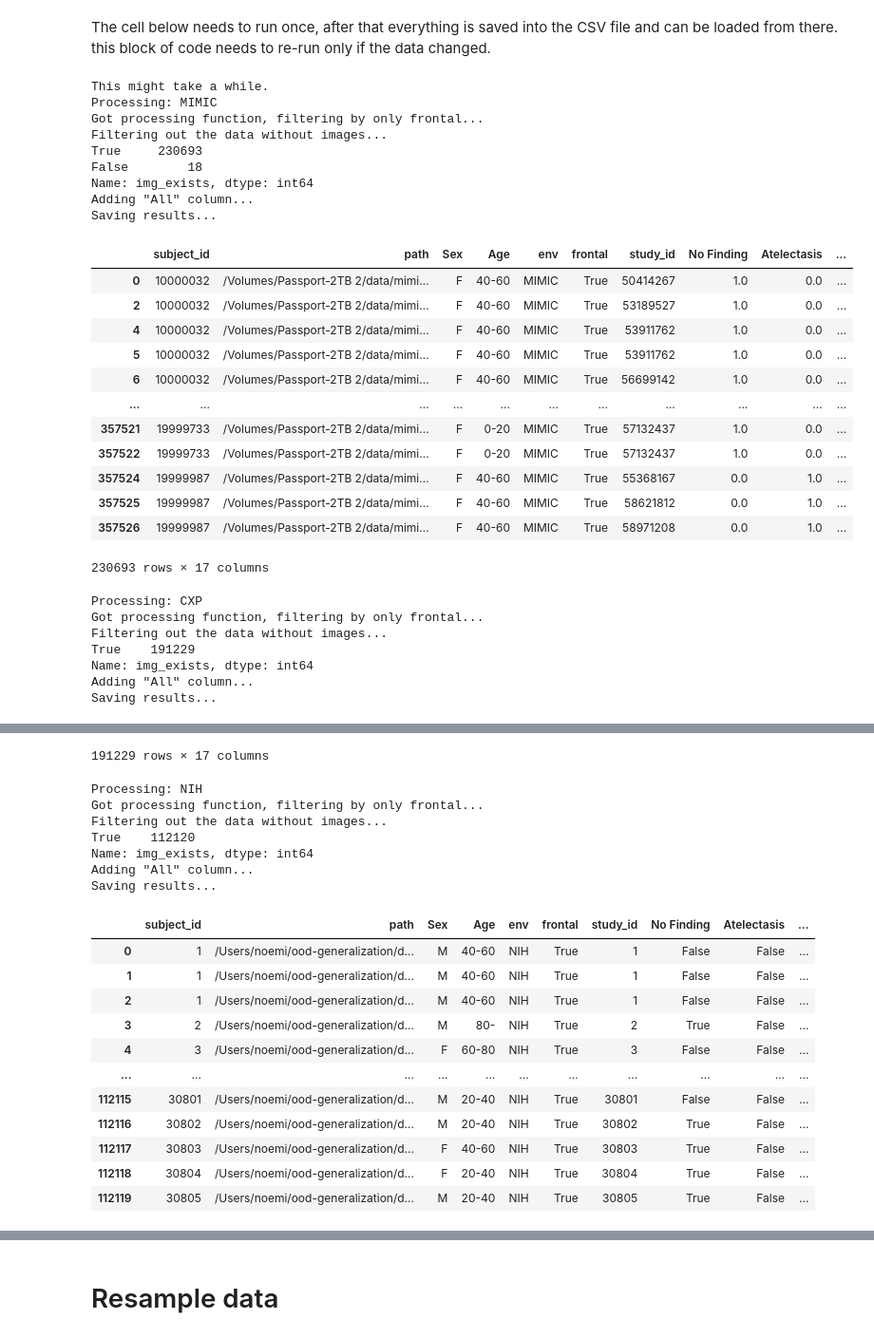
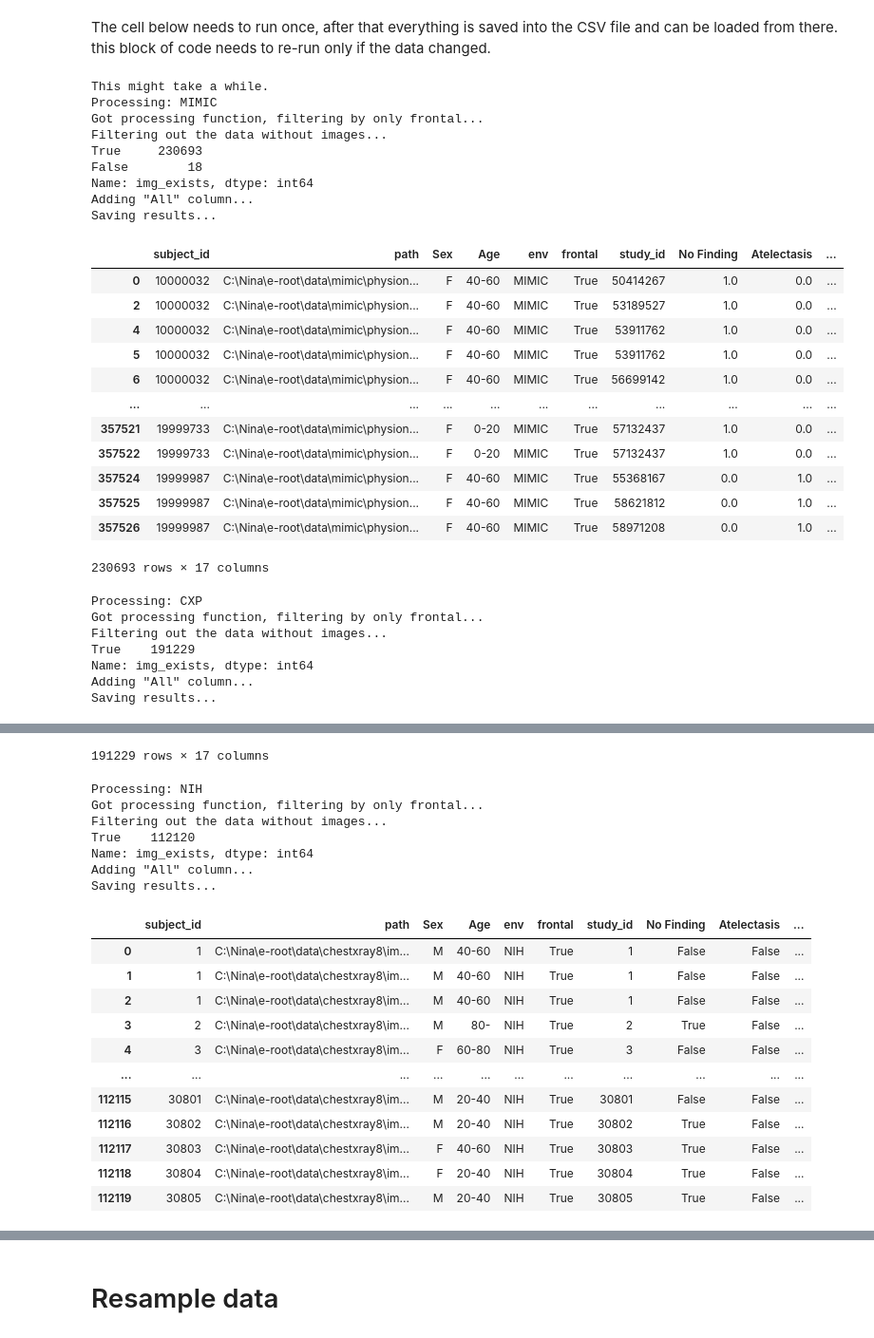
Before and after one commit to nstawski/dlh-final-project, a Jupyter notebook: Nina_Stawski_project_draft.ipynb, the cells around one changed output, grey strips where cells are left out. Shown at 95% size. Saved outputs shown, nothing was run; the diff lists cells and outputs as text; code cells hidden in the pictures.

```diff
--- a/Nina_Stawski_project_draft.ipynb
+++ b/Nina_Stawski_project_draft.ipynb
@@ -500,45 +533,45 @@ for data_env in Constants.df_paths:
     print('Processing:', data_env)
     func = get_process_func(data_env)
     print('Got processing function, filtering by only frontal...')
     df_env = func(pd.read_csv(Constants.df_paths[data_env]), only_frontal = True)
     print('Filtering out the data without images...')
     df_env["img_exists"] = df_env["path"].apply(img_exists)
     print(df_env["img_exists"].value_counts())
     df_env = df_env[df_env["img_exists"]]
 
     df_env = df_env.fillna(0)
 
     print('Adding "All" column...')
     df_env["All"] = df_env.apply(is_diseased, axis=1)
 
     print('Saving results...')
-    df_env.to_csv(f"{Constants.base_path}/processed/{data_env}.csv", index=False)
+    df_env.to_csv(f"{Constants.base_path}\\processed\\{data_env}.csv", index=False)
 
     display(df_env)
 
 print("Done.")
 # %% [output]
 This might take a while.
 Processing: MIMIC
 Got processing function, filtering by only frontal...
 Filtering out the data without images...
 True     230693
 False        18
 Name: img_exists, dtype: int64
 Adding "All" column...
 Saving results...
 |  | subject_id | path | Sex | Age | env | frontal | study_id | No Finding | Atelectasis | ... |
-| 0 | 10000032 | /Volumes/Passport-2TB 2/data/mimi... | F | 40-60 | MIMIC | True | 50414267 | 1.0 | 0.0 | ... |
-| 2 | 10000032 | /Volumes/Passport-2TB 2/data/mimi... | F | 40-60 | MIMIC | True | 53189527 | 1.0 | 0.0 | ... |
-| 4 | 10000032 | /Volumes/Passport-2TB 2/data/mimi... | F | 40-60 | MIMIC | True | 53911762 | 1.0 | 0.0 | ... |
-| 5 | 10000032 | /Volumes/Passport-2TB 2/data/mimi... | F | 40-60 | MIMIC | True | 53911762 | 1.0 | 0.0 | ... |
-| 6 | 10000032 | /Volumes/Passport-2TB 2/data/mimi... | F | 40-60 | MIMIC | True | 56699142 | 1.0 | 0.0 | ... |
+| 0 | 10000032 | C:\Nina\e-root\data\mimic\physion... | F | 40-60 | MIMIC | True | 50414267 | 1.0 | 0.0 | ... |
+| 2 | 10000032 | C:\Nina\e-root\data\mimic\physion... | F | 40-60 | MIMIC | True | 53189527 | 1.0 | 0.0 | ... |
+| 4 | 10000032 | C:\Nina\e-root\data\mimic\physion... | F | 40-60 | MIMIC | True | 53911762 | 1.0 | 0.0 | ... |
+| 5 | 10000032 | C:\Nina\e-root\data\mimic\physion... | F | 40-60 | MIMIC | True | 53911762 | 1.0 | 0.0 | ... |
+| 6 | 10000032 | C:\Nina\e-root\data\mimic\physion... | F | 40-60 | MIMIC | True | 56699142 | 1.0 | 0.0 | ... |
 | ... | ... | ... | ... | ... | ... | ... | ... | ... | ... | ... |
-| 357521 | 19999733 | /Volumes/Passport-2TB 2/data/mimi... | F | 0-20 | MIMIC | True | 57132437 | 1.0 | 0.0 | ... |
-| 357522 | 19999733 | /Volumes/Passport-2TB 2/data/mimi... | F | 0-20 | MIMIC | True | 57132437 | 1.0 | 0.0 | ... |
-| 357524 | 19999987 | /Volumes/Passport-2TB 2/data/mimi... | F | 40-60 | MIMIC | True | 55368167 | 0.0 | 1.0 | ... |
-| 357525 | 19999987 | /Volumes/Passport-2TB 2/data/mimi... | F | 40-60 | MIMIC | True | 58621812 | 0.0 | 1.0 | ... |
-| 357526 | 19999987 | /Volumes/Passport-2TB 2/data/mimi... | F | 40-60 | MIMIC | True | 58971208 | 0.0 | 1.0 | ... |
+| 357521 | 19999733 | C:\Nina\e-root\data\mimic\physion... | F | 0-20 | MIMIC | True | 57132437 | 1.0 | 0.0 | ... |
+| 357522 | 19999733 | C:\Nina\e-root\data\mimic\physion... | F | 0-20 | MIMIC | True | 57132437 | 1.0 | 0.0 | ... |
+| 357524 | 19999987 | C:\Nina\e-root\data\mimic\physion... | F | 40-60 | MIMIC | True | 55368167 | 0.0 | 1.0 | ... |
+| 357525 | 19999987 | C:\Nina\e-root\data\mimic\physion... | F | 40-60 | MIMIC | True | 58621812 | 0.0 | 1.0 | ... |
+| 357526 | 19999987 | C:\Nina\e-root\data\mimic\physion... | F | 40-60 | MIMIC | True | 58971208 | 0.0 | 1.0 | ... |
 230693 rows × 17 columns
 Processing: CXP
 Got processing function, filtering by only frontal...
@@ -568,17 +601,17 @@ Name: img_exists, dtype: int64
 Adding "All" column...
 Saving results...
 |  | subject_id | path | Sex | Age | env | frontal | study_id | No Finding | Atelectasis | ... |
-| 0 | 1 | /Users/noemi/ood-generalization/d... | M | 40-60 | NIH | True | 1 | False | False | ... |
-| 1 | 1 | /Users/noemi/ood-generalization/d... | M | 40-60 | NIH | True | 1 | False | False | ... |
-| 2 | 1 | /Users/noemi/ood-generalization/d... | M | 40-60 | NIH | True | 1 | False | False | ... |
-| 3 | 2 | /Users/noemi/ood-generalization/d... | M | 80- | NIH | True | 2 | True | False | ... |
-| 4 | 3 | /Users/noemi/ood-generalization/d... | F | 60-80 | NIH | True | 3 | False | False | ... |
+| 0 | 1 | C:\Nina\e-root\data\chestxray8\im... | M | 40-60 | NIH | True | 1 | False | False | ... |
+| 1 | 1 | C:\Nina\e-root\data\chestxray8\im... | M | 40-60 | NIH | True | 1 | False | False | ... |
+| 2 | 1 | C:\Nina\e-root\data\chestxray8\im... | M | 40-60 | NIH | True | 1 | False | False | ... |
+| 3 | 2 | C:\Nina\e-root\data\chestxray8\im... | M | 80- | NIH | True | 2 | True | False | ... |
+| 4 | 3 | C:\Nina\e-root\data\chestxray8\im... | F | 60-80 | NIH | True | 3 | False | False | ... |
 | ... | ... | ... | ... | ... | ... | ... | ... | ... | ... | ... |
-| 112115 | 30801 | /Users/noemi/ood-generalization/d... | M | 20-40 | NIH | True | 30801 | False | False | ... |
-| 112116 | 30802 | /Users/noemi/ood-generalization/d... | M | 20-40 | NIH | True | 30802 | True | False | ... |
-| 112117 | 30803 | /Users/noemi/ood-generalization/d... | F | 40-60 | NIH | True | 30803 | True | False | ... |
-| 112118 | 30804 | /Users/noemi/ood-generalization/d... | F | 20-40 | NIH | True | 30804 | True | False | ... |
-| 112119 | 30805 | /Users/noemi/ood-generalization/d... | M | 20-40 | NIH | True | 30805 | True | False | ... |
+| 112115 | 30801 | C:\Nina\e-root\data\chestxray8\im... | M | 20-40 | NIH | True | 30801 | False | False | ... |
+| 112116 | 30802 | C:\Nina\e-root\data\chestxray8\im... | M | 20-40 | NIH | True | 30802 | True | False | ... |
+| 112117 | 30803 | C:\Nina\e-root\data\chestxray8\im... | F | 40-60 | NIH | True | 30803 | True | False | ... |
+| 112118 | 30804 | C:\Nina\e-root\data\chestxray8\im... | F | 20-40 | NIH | True | 30804 | True | False | ... |
+| 112119 | 30805 | C:\Nina\e-root\data\chestxray8\im... | M | 20-40 | NIH | True | 30805 | True | False | ... |
 112120 rows × 17 columns
 Processing: PAD
 Got processing function, filtering by only frontal...
```
Also changed, not shown: parts of 20 cells of this notebook, 4 other files.
